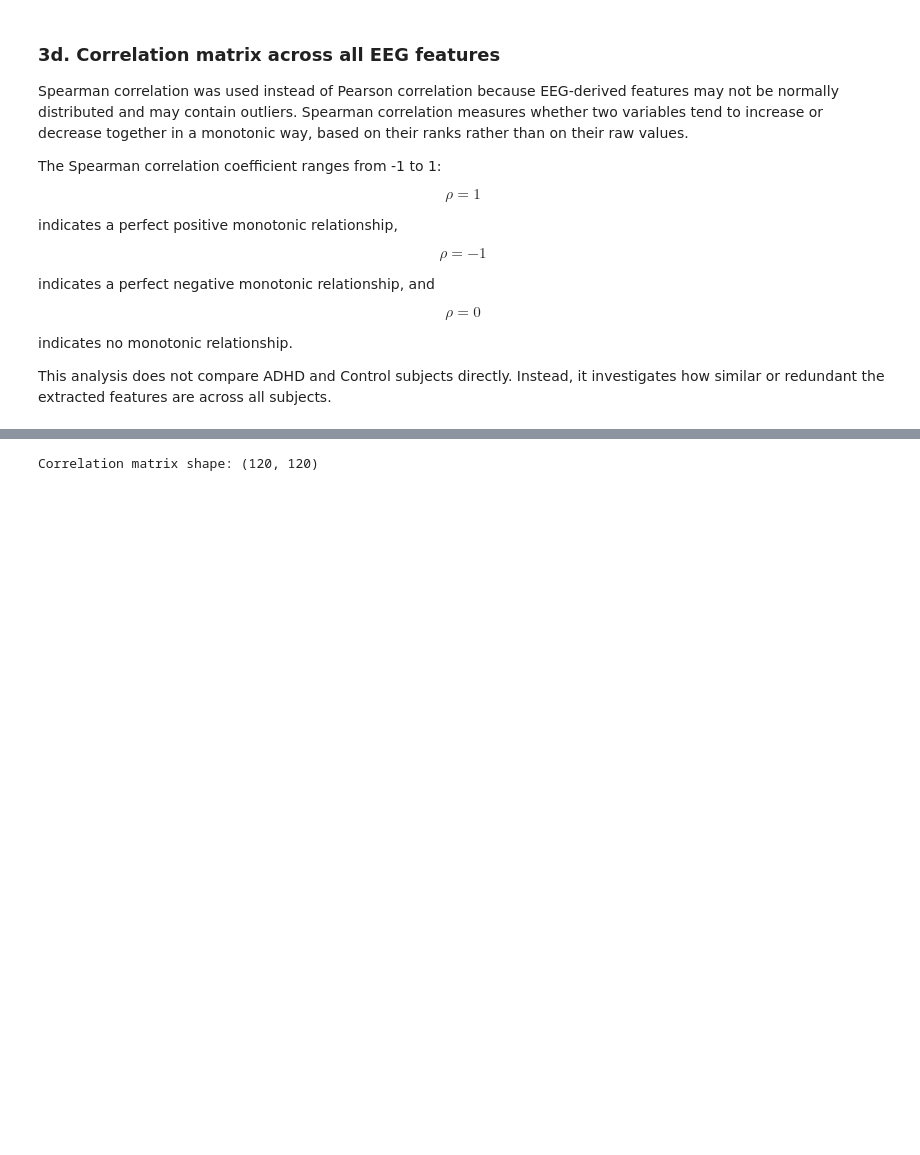
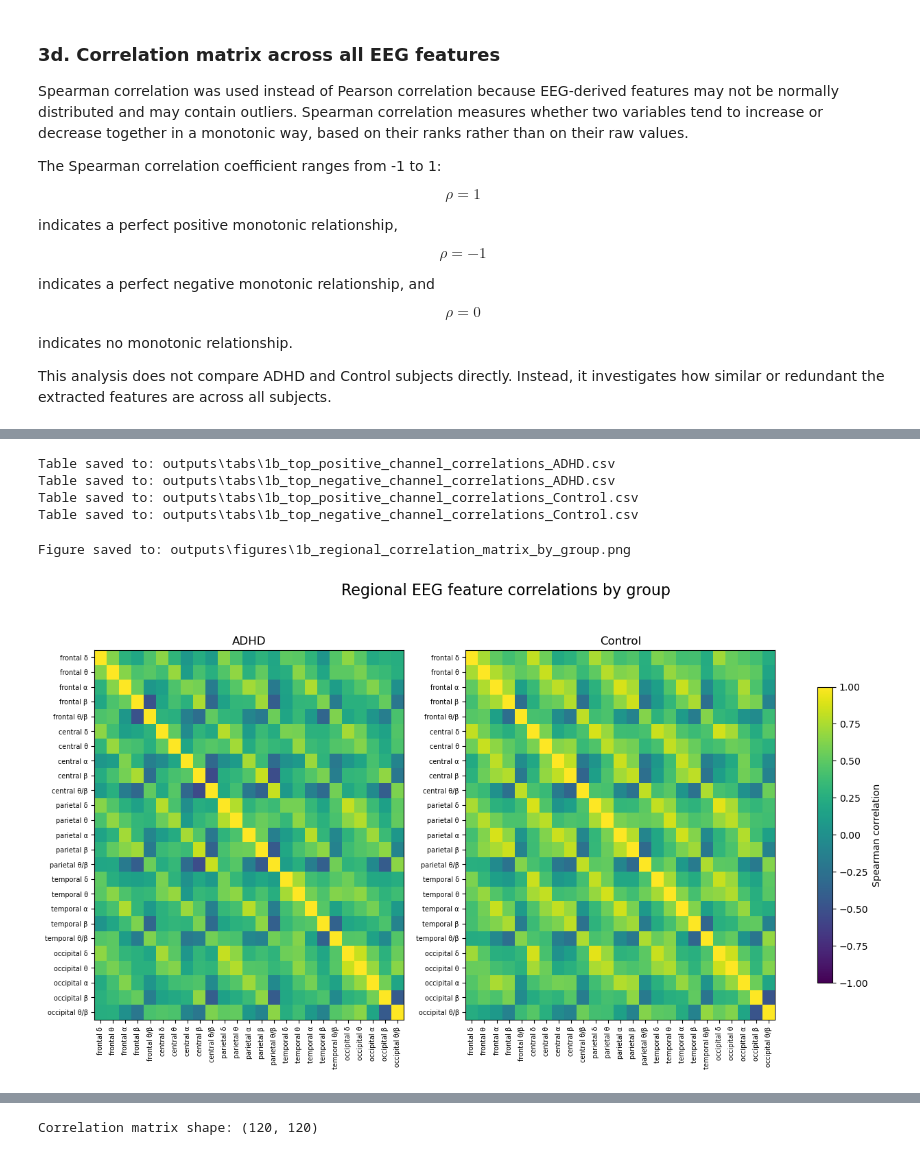
Before and after one commit to noemiaime/ADHDvsControl_EEG, a Jupyter notebook: 1b_features_exploration.ipynb, the cells around one changed output, grey strips where cells are left out. Cells and saved outputs as stored; diff of their text form; code cells hidden in the pictures; blank space fills up the shorter version.

```diff
--- a/1b_features_exploration.ipynb
+++ b/1b_features_exploration.ipynb
@@ -884,0 +1113,31 @@ Number of EEG features used for correlation: 120
+# %%
+for group_label in ["ADHD", "Control"]:
+
+    group_channel_pairs = channel_pairs_df[
+        channel_pairs_df["group"] == group_label
+    ].copy()
+
+    top_positive = group_channel_pairs.sort_values(
+        "spearman_r",
+        ascending=False
+    ).head(10)
+
+    top_negative = group_channel_pairs.sort_values(
+        "spearman_r",
+        ascending=True
+    ).head(10)
+
+    save_table(
+        top_positive,
+        f"1b_top_positive_channel_correlations_{group_label}.csv"
+    )
+
+    save_table(
+        top_negative,
+        f"1b_top_negative_channel_correlations_{group_label}.csv"
+    )
+# %% [output]
+Table saved to: outputs\tabs\1b_top_positive_channel_correlations_ADHD.csv
+Table saved to: outputs\tabs\1b_top_negative_channel_correlations_ADHD.csv
+Table saved to: outputs\tabs\1b_top_positive_channel_correlations_Control.csv
+Table saved to: outputs\tabs\1b_top_negative_channel_correlations_Control.csv
@@ -884,0 +1212,14 @@ Number of EEG features used for correlation: 120
+# %%
+regional_corr_adhd = group_corr_matrices[("ADHD", "regional")]
+regional_corr_control = group_corr_matrices[("Control", "regional")]
+
+plot_two_group_correlation_matrices(
+    regional_corr_adhd,
+    regional_corr_control,
+    title="Regional EEG feature correlations by group",
+    filename="1b_regional_correlation_matrix_by_group.png",
+    label_fontsize=7
+)
+# %% [output]
+Figure saved to: outputs\figures\1b_regional_correlation_matrix_by_group.png
+[figure, added]
```
Also changed, not shown: parts of 21 cells of this notebook, 59 other files.
